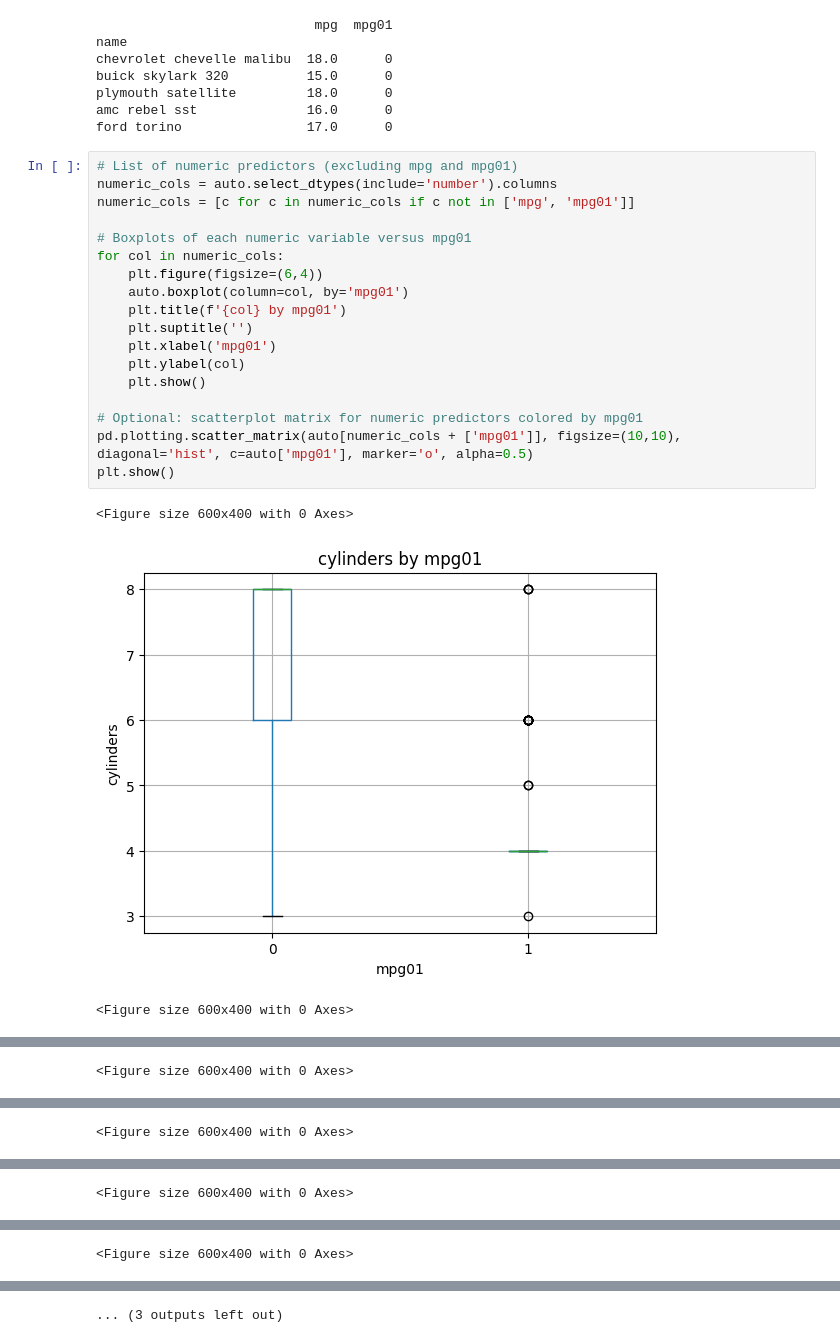
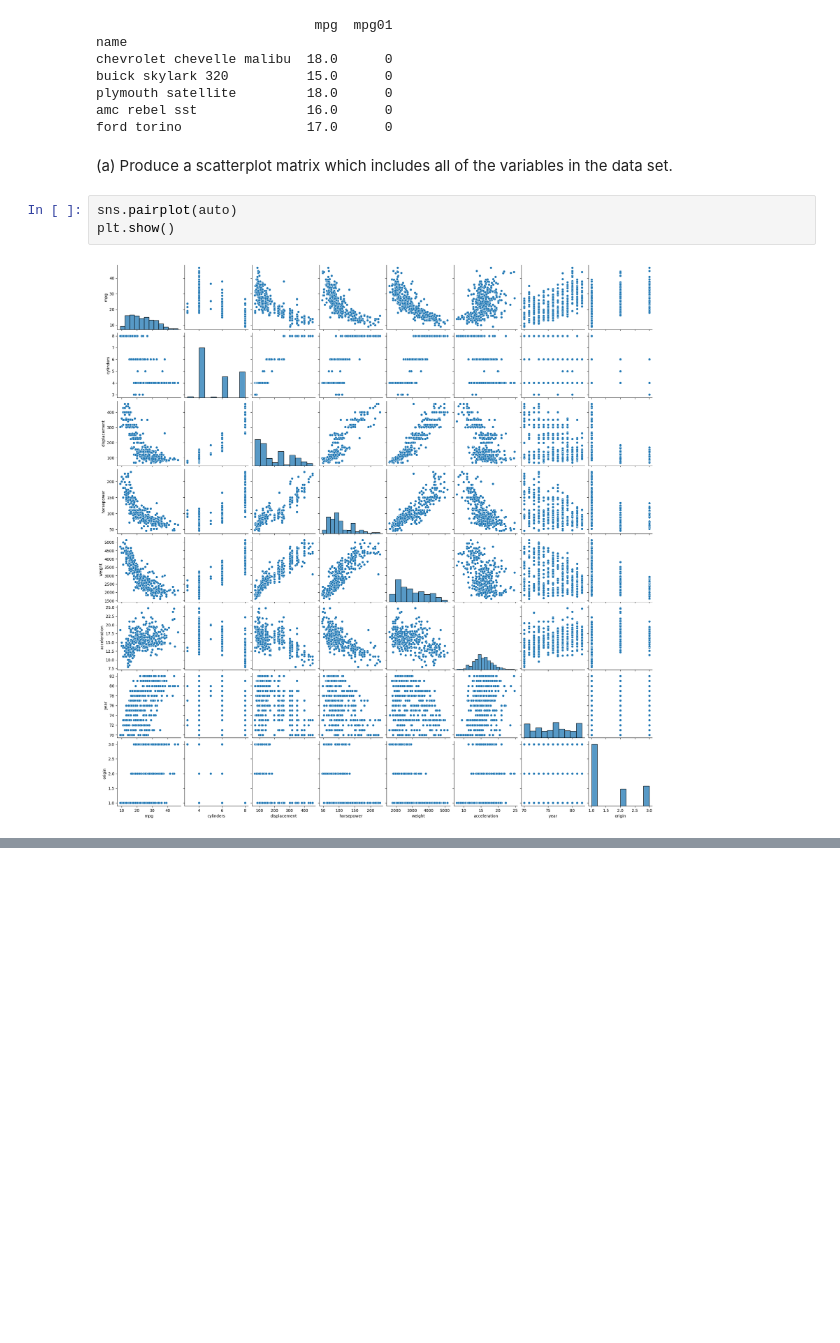
Before and after one commit to lekoundanmgedeon/machinelearning-islp, a Jupyter notebook: assignements/A1_ML/A1_ml.ipynb, the cells around one changed output, grey strips where cells are left out. Saved outputs shown, nothing was run; the diff lists cells and outputs as text; blank space fills up the shorter version.

```diff
--- a/assignements/A1_ML/A1_ml.ipynb
+++ b/assignements/A1_ML/A1_ml.ipynb
@@ -282,25 +279,11 @@ buick skylark 320          15.0      0
 plymouth satellite         18.0      0
 amc rebel sst              16.0      0
 ford torino                17.0      0
+# %% [markdown]
+(a) Produce a scatterplot matrix which includes all of the variables
+ in the data set.
 # %%
-# List of numeric predictors (excluding mpg and mpg01)
-numeric_cols = auto.select_dtypes(include='number').columns
-numeric_cols = [c for c in numeric_cols if c not in ['mpg', 'mpg01']]
-
-# Boxplots of each numeric variable versus mpg01
-for col in numeric_cols:
-    plt.figure(figsize=(6,4))
-    auto.boxplot(column=col, by='mpg01')
-    plt.title(f'{col} by mpg01')
-    plt.suptitle('')
-    plt.xlabel('mpg01')
-    plt.ylabel(col)
-    plt.show()
-
-# Optional: scatterplot matrix for numeric predictors colored by mpg01
-pd.plotting.scatter_matrix(auto[numeric_cols + ['mpg01']], figsize=(10,10), diagonal='hist', c=auto['mpg01'], marker='o', alpha=0.5)
+sns.pairplot(auto)
 plt.show()
 # %% [output]
-<Figure size 600x400 with 0 Axes>
-[figure, old version]
+[figure, new version]
-<Figure size 600x400 with 0 Axes>
@@ -308 +289,0 @@ plt.show()
-<Figure size 600x400 with 0 Axes>
@@ -310 +289,0 @@ plt.show()
-<Figure size 600x400 with 0 Axes>
@@ -312 +289,0 @@ plt.show()
-<Figure size 600x400 with 0 Axes>
@@ -314 +289,0 @@ plt.show()
-<Figure size 600x400 with 0 Axes>
@@ -316 +289,0 @@ plt.show()
-... (3 outputs left out)
```
Also changed, not shown: parts of 39 cells of this notebook.
